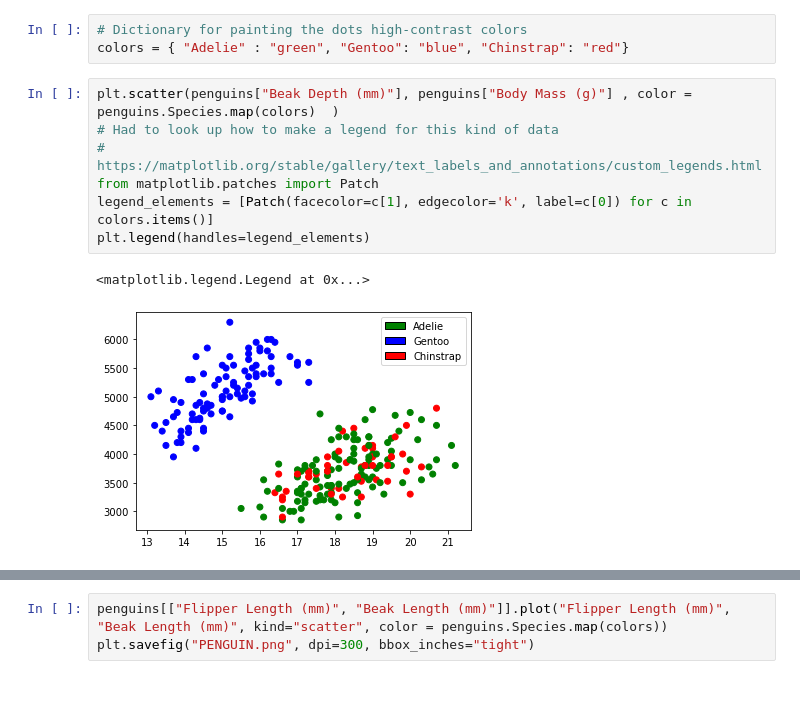
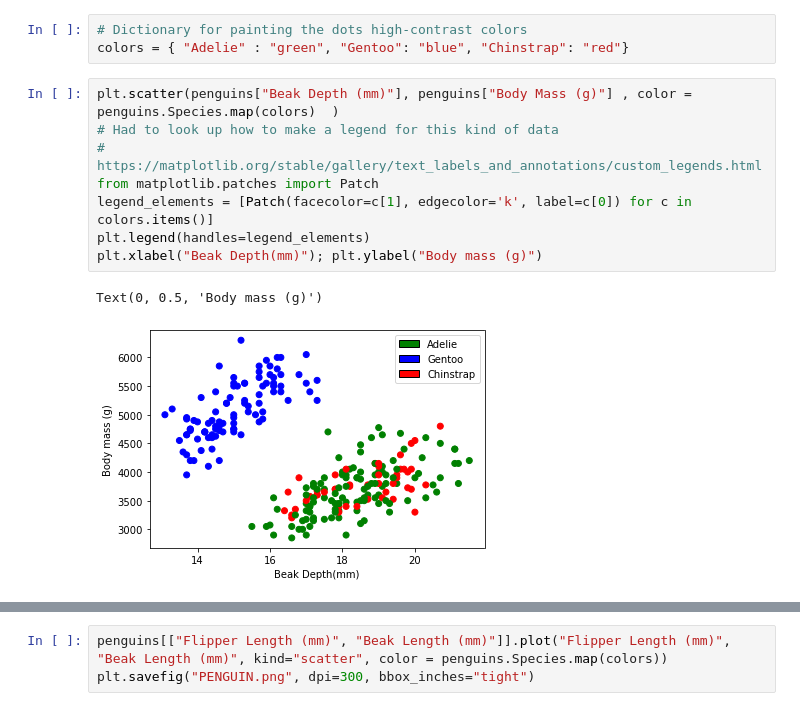
Before and after one commit to wltrimbl/uchicago-data221, a Jupyter notebook: notebooks/penguins-linear.ipynb, the cells around one changed output, grey strips where cells are left out. Cells and saved outputs as stored; diff of their text form.

```diff
--- a/notebooks/penguins-linear.ipynb
+++ b/notebooks/penguins-linear.ipynb
@@ -69,13 +113,14 @@ colors = { "Adelie" : "green", "Gentoo": "blue", "Chinstrap": "red"}
 # %%
 plt.scatter(penguins["Beak Depth (mm)"], penguins["Body Mass (g)"] , color = penguins.Species.map(colors)  )
 # Had to look up how to make a legend for this kind of data
 # https://matplotlib.org/stable/gallery/text_labels_and_annotations/custom_legends.html
 from matplotlib.patches import Patch
 legend_elements = [Patch(facecolor=c[1], edgecolor='k', label=c[0]) for c in colors.items()]
 plt.legend(handles=legend_elements)
+plt.xlabel("Beak Depth(mm)"); plt.ylabel("Body mass (g)")
 # %% [output]
-<matplotlib.legend.Legend at 0x...>
+Text(0, 0.5, 'Body mass (g)')
-[figure, old version]
+[figure, new version]
 # %%
 penguins.plot( "Beak Depth (mm)", "Body Mass (g)" , kind="scatter", color = penguins.Species.map(colors)  )
 # %% [output]
```
Also changed, not shown: parts of 23 cells of this notebook, 2 other files.
